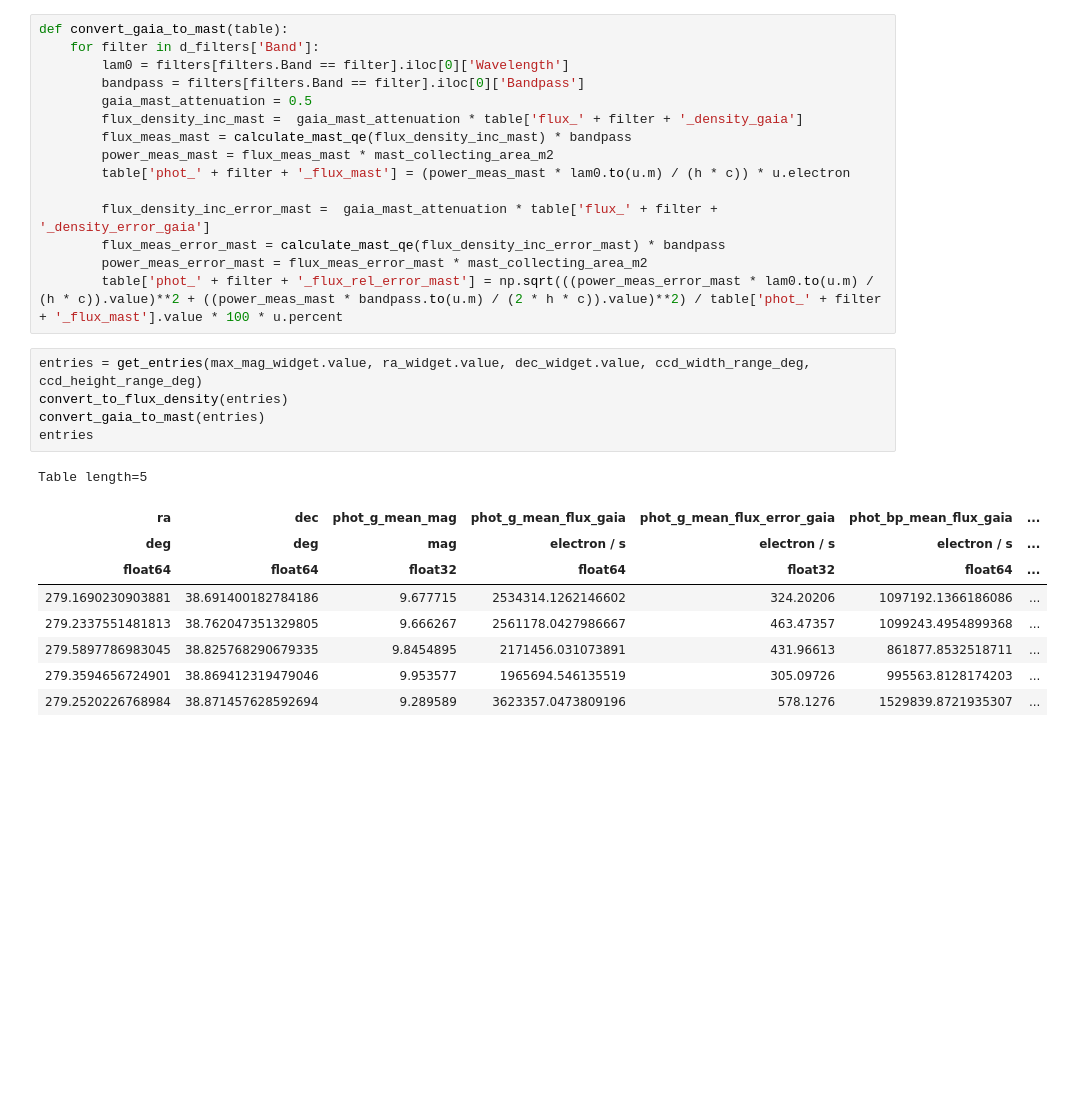
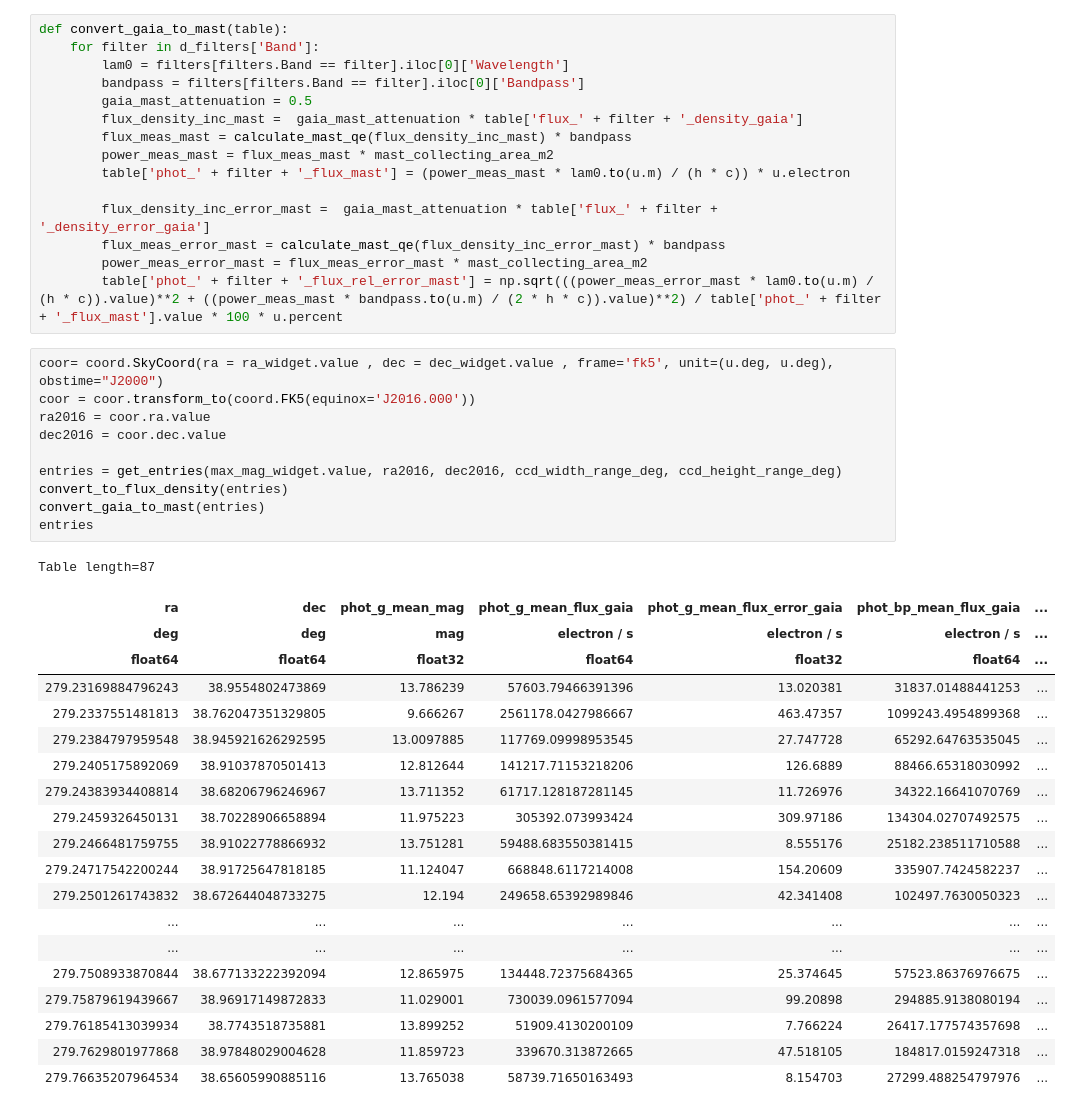
Before and after one commit to orenir49/MAST-simulator, a Jupyter notebook: query.ipynb, the cells around one changed output. Drawn from its saved outputs; the diff is of its cells as text; blank space fills up the shorter version.

```diff
--- a/query.ipynb
+++ b/query.ipynb
@@ -103,18 +99,34 @@ def convert_gaia_to_mast(table):
         flux_meas_error_mast = calculate_mast_qe(flux_density_inc_error_mast) * bandpass
         power_meas_error_mast = flux_meas_error_mast * mast_collecting_area_m2
         table['phot_' + filter + '_flux_rel_error_mast'] = np.sqrt(((power_meas_error_mast * lam0.to(u.m) / (h * c)).value)**2 + ((power_meas_mast * bandpass.to(u.m) / (2 * h * c)).value)**2) / table['phot_' + filter + '_flux_mast'].value * 100 * u.percent
-# %%
-entries = get_entries(max_mag_widget.value, ra_widget.value, dec_widget.value, ccd_width_range_deg, ccd_height_range_deg)
-convert_to_flux_density(entries)
-convert_gaia_to_mast(entries)
-entries
-# %% [output]
-Table length=5
-| ra | dec | phot_g_mean_mag | phot_g_mean_flux_gaia | phot_g_mean_flux_error_gaia | phot_bp_mean_flux_gaia | ... |
-| deg | deg | mag | electron / s | electron / s | electron / s | ... |
-| float64 | float64 | float32 | float64 | float32 | float64 | ... |
-| 279.1690230903881 | 38.691400182784186 | 9.677715 | 2534314.1262146602 | 324.20206 | 1097192.1366186086 | ... |
-| 279.2337551481813 | 38.762047351329805 | 9.666267 | 2561178.0427986667 | 463.47357 | 1099243.4954899368 | ... |
-| 279.5897786983045 | 38.825768290679335 | 9.8454895 | 2171456.031073891 | 431.96613 | 861877.8532518711 | ... |
-| 279.3594656724901 | 38.869412319479046 | 9.953577 | 1965694.546135519 | 305.09726 | 995563.8128174203 | ... |
-| 279.2520226768984 | 38.871457628592694 | 9.289589 | 3623357.0473809196 | 578.1276 | 1529839.8721935307 | ... |
+# %%
+coor= coord.SkyCoord(ra = ra_widget.value , dec = dec_widget.value , frame='fk5', unit=(u.deg, u.deg), obstime="J2000")
+coor = coor.transform_to(coord.FK5(equinox='J2016.000'))
+ra2016 = coor.ra.value
+dec2016 = coor.dec.value
+
+entries = get_entries(max_mag_widget.value, ra2016, dec2016, ccd_width_range_deg, ccd_height_range_deg)
+convert_to_flux_density(entries)
+convert_gaia_to_mast(entries)
+entries
+# %% [output]
+Table length=87
+| ra | dec | phot_g_mean_mag | phot_g_mean_flux_gaia | phot_g_mean_flux_error_gaia | phot_bp_mean_flux_gaia | ... |
+| deg | deg | mag | electron / s | electron / s | electron / s | ... |
+| float64 | float64 | float32 | float64 | float32 | float64 | ... |
+| 279.23169884796243 | 38.9554802473869 | 13.786239 | 57603.79466391396 | 13.020381 | 31837.01488441253 | ... |
+| 279.2337551481813 | 38.762047351329805 | 9.666267 | 2561178.0427986667 | 463.47357 | 1099243.4954899368 | ... |
+| 279.2384797959548 | 38.945921626292595 | 13.0097885 | 117769.09998953545 | 27.747728 | 65292.64763535045 | ... |
+| 279.2405175892069 | 38.91037870501413 | 12.812644 | 141217.71153218206 | 126.6889 | 88466.65318030992 | ... |
+| 279.24383934408814 | 38.68206796246967 | 13.711352 | 61717.128187281145 | 11.726976 | 34322.16641070769 | ... |
+| 279.2459326450131 | 38.70228906658894 | 11.975223 | 305392.073993424 | 309.97186 | 134304.02707492575 | ... |
+| 279.2466481759755 | 38.91022778866932 | 13.751281 | 59488.683550381415 | 8.555176 | 25182.238511710588 | ... |
+| 279.24717542200244 | 38.91725647818185 | 11.124047 | 668848.6117214008 | 154.20609 | 335907.7424582237 | ... |
+| 279.2501261743832 | 38.672644048733275 | 12.194 | 249658.65392989846 | 42.341408 | 102497.7630050323 | ... |
+| ... | ... | ... | ... | ... | ... | ... |
+| ... | ... | ... | ... | ... | ... | ... |
+| 279.7508933870844 | 38.677133222392094 | 12.865975 | 134448.72375684365 | 25.374645 | 57523.86376976675 | ... |
+| 279.75879619439667 | 38.96917149872833 | 11.029001 | 730039.0961577094 | 99.20898 | 294885.9138080194 | ... |
+| 279.76185413039934 | 38.7743518735881 | 13.899252 | 51909.4130200109 | 7.766224 | 26417.177574357698 | ... |
+| 279.7629801977868 | 38.97848029004628 | 11.859723 | 339670.313872665 | 47.518105 | 184817.0159247318 | ... |
+| 279.76635207964534 | 38.65605990885116 | 13.765038 | 58739.71650163493 | 8.154703 | 27299.488254797976 | ... |
```
Also changed, not shown: parts of 4 cells of this notebook.
